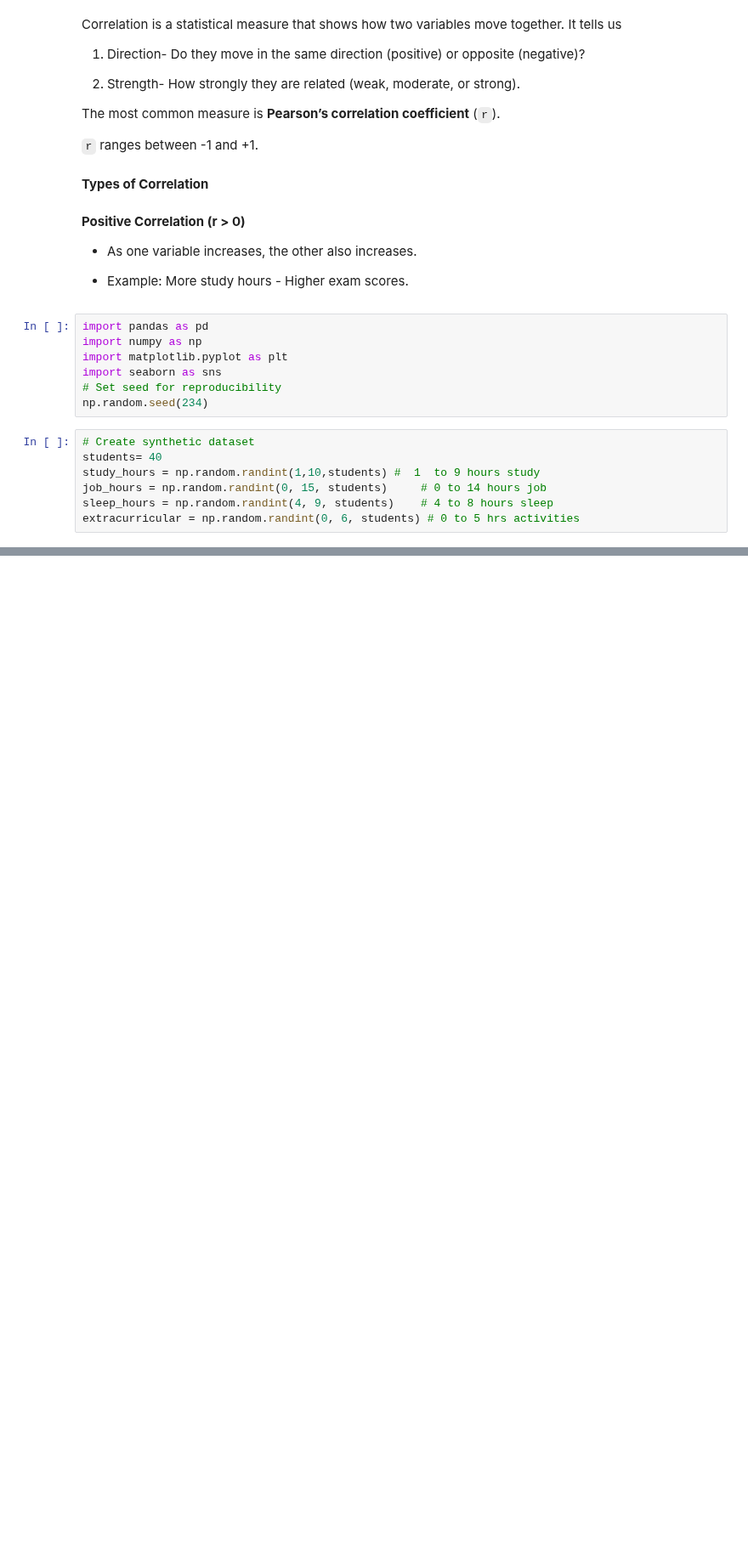
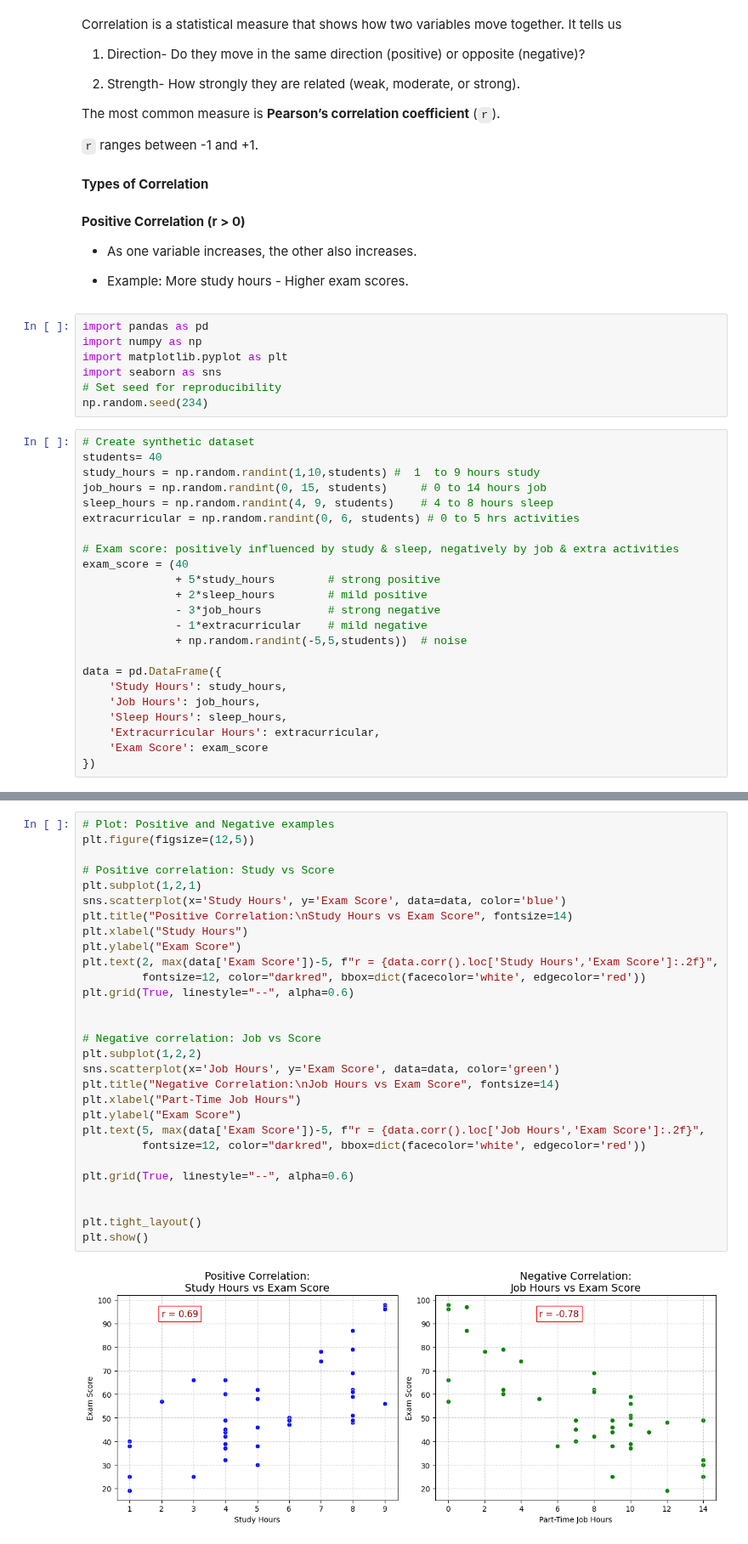
Before and after one commit to bissakaAI/DataAndData_analysis, a Jupyter notebook: Task_folder/pandas/probability/corelation_interpretation.ipynb, the cells around one changed output, grey strips where cells are left out. Shown at 85% size. Drawn from its saved outputs; the diff is of its cells as text; blank space fills up the shorter version.

```diff
--- a/Task_folder/pandas/probability/corelation_interpretation.ipynb
+++ b/Task_folder/pandas/probability/corelation_interpretation.ipynb
@@ -33,3 +33,19 @@ study_hours = np.random.randint(1,10,students) #  1  to 9 hours study
 job_hours = np.random.randint(0, 15, students)     # 0 to 14 hours job
 sleep_hours = np.random.randint(4, 9, students)    # 4 to 8 hours sleep
 extracurricular = np.random.randint(0, 6, students) # 0 to 5 hrs activities
+
+# Exam score: positively influenced by study & sleep, negatively by job & extra activities
+exam_score = (40
+              + 5*study_hours        # strong positive
+              + 2*sleep_hours        # mild positive
+              - 3*job_hours          # strong negative
+              - 1*extracurricular    # mild negative
+              + np.random.randint(-5,5,students))  # noise
+
+data = pd.DataFrame({
+    'Study Hours': study_hours,
+    'Job Hours': job_hours,
+    'Sleep Hours': sleep_hours,
+    'Extracurricular Hours': extracurricular,
+    'Exam Score': exam_score
+})
@@ -35,0 +80,31 @@ extracurricular = np.random.randint(0, 6, students) # 0 to 5 hrs activities
+# %%
+# Plot: Positive and Negative examples
+plt.figure(figsize=(12,5))
+
+# Positive correlation: Study vs Score
+plt.subplot(1,2,1)
+sns.scatterplot(x='Study Hours', y='Exam Score', data=data, color='blue')
+plt.title("Positive Correlation:\nStudy Hours vs Exam Score", fontsize=14)
+plt.xlabel("Study Hours")
+plt.ylabel("Exam Score")
+plt.text(2, max(data['Exam Score'])-5, f"r = {data.corr().loc['Study Hours','Exam Score']:.2f}",
+         fontsize=12, color="darkred", bbox=dict(facecolor='white', edgecolor='red'))
+plt.grid(True, linestyle="--", alpha=0.6)
+
+
+# Negative correlation: Job vs Score
+plt.subplot(1,2,2)
+sns.scatterplot(x='Job Hours', y='Exam Score', data=data, color='green')
+plt.title("Negative Correlation:\nJob Hours vs Exam Score", fontsize=14)
+plt.xlabel("Part-Time Job Hours")
+plt.ylabel("Exam Score")
+plt.text(5, max(data['Exam Score'])-5, f"r = {data.corr().loc['Job Hours','Exam Score']:.2f}",
+         fontsize=12, color="darkred", bbox=dict(facecolor='white', edgecolor='red'))
+
+plt.grid(True, linestyle="--", alpha=0.6)
+
+
+plt.tight_layout()
+plt.show()
+# %% [output]
+[figure, added]
```
Also changed, not shown: parts of 3 cells of this notebook, 1 other file.
